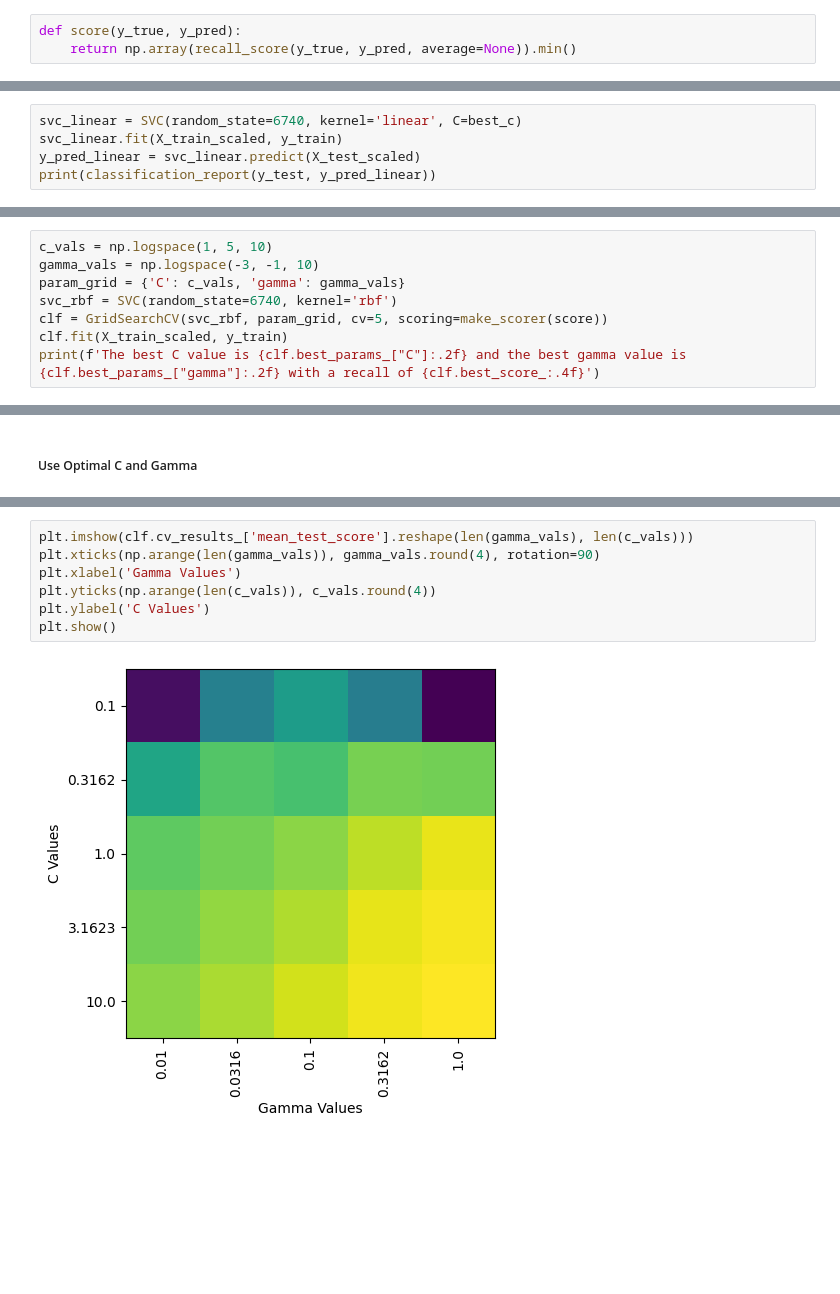
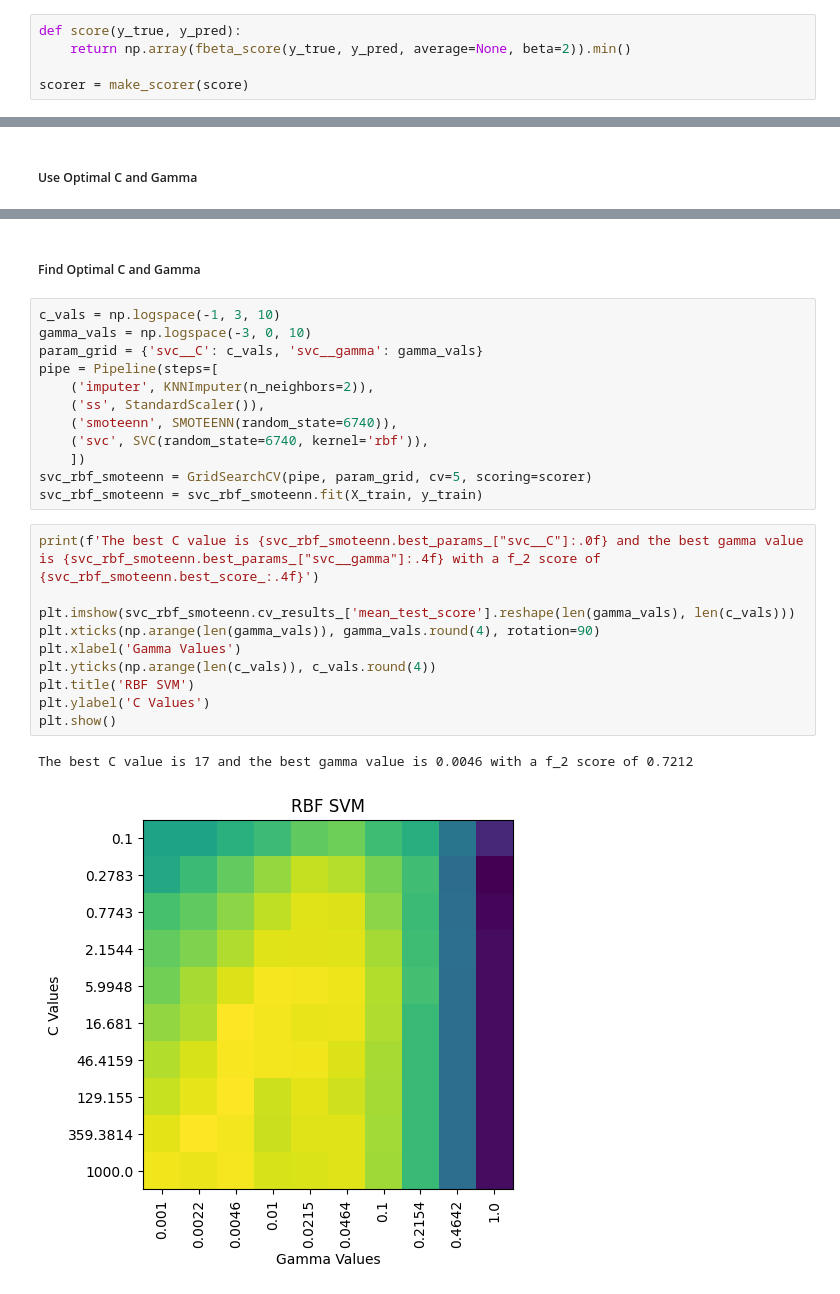
Before and after one commit to bdaniels8135/thyroid-disease-project, a Jupyter notebook: svm.ipynb, the cells around one changed output, grey strips where cells are left out. Saved outputs shown, nothing was run; the diff lists cells and outputs as text; blank space fills up the shorter version.

```diff
--- a/svm.ipynb
+++ b/svm.ipynb
@@ -32,3 +38,5 @@ X_test_scaled = ss.transform(X_test)
 # %%
 def score(y_true, y_pred):
-    return np.array(recall_score(y_true, y_pred, average=None)).min()
+    return np.array(fbeta_score(y_true, y_pred, average=None, beta=2)).min()
+
+scorer = make_scorer(score)
@@ -62,7 +72,2 @@ plt.show()
 # %% [markdown]
 ##### Use Optimal C
-# %%
-svc_linear = SVC(random_state=6740, kernel='linear', C=best_c)
-svc_linear.fit(X_train_scaled, y_train)
-y_pred_linear = svc_linear.predict(X_test_scaled)
-print(classification_report(y_test, y_pred_linear))
@@ -81,10 +88,2 @@ weighted avg       0.94      0.95      0.94      1834
 # %% [markdown]
 ##### Find Optimal C and Gamma
-# %%
-c_vals = np.logspace(1, 5, 10)
-gamma_vals = np.logspace(-3, -1, 10)
-param_grid = {'C': c_vals, 'gamma': gamma_vals}
-svc_rbf = SVC(random_state=6740, kernel='rbf')
-clf = GridSearchCV(svc_rbf, param_grid, cv=5, scoring=make_scorer(score))
-clf.fit(X_train_scaled, y_train)
-print(f'The best C value is {clf.best_params_["C"]:.2f} and the best gamma value is {clf.best_params_["gamma"]:.2f} with a recall of {clf.best_score_:.4f}')
@@ -260,9 +257,27 @@ The best C value is 10.00 and the best gamma value is 1.00 with a recall of 0.98
+# %% [markdown]
+##### Find Optimal C and Gamma
+# %%
+c_vals = np.logspace(-1, 3, 10)
+gamma_vals = np.logspace(-3, 0, 10)
+param_grid = {'svc__C': c_vals, 'svc__gamma': gamma_vals}
+pipe = Pipeline(steps=[
+    ('imputer', KNNImputer(n_neighbors=2)),
+    ('ss', StandardScaler()),
+    ('smoteenn', SMOTEENN(random_state=6740)),
+    ('svc', SVC(random_state=6740, kernel='rbf')),
+    ])
+svc_rbf_smoteenn = GridSearchCV(pipe, param_grid, cv=5, scoring=scorer)
+svc_rbf_smoteenn = svc_rbf_smoteenn.fit(X_train, y_train)
 # %%
-plt.imshow(clf.cv_results_['mean_test_score'].reshape(len(gamma_vals), len(c_vals)))
+print(f'The best C value is {svc_rbf_smoteenn.best_params_["svc__C"]:.0f} and the best gamma value is {svc_rbf_smoteenn.best_params_["svc__gamma"]:.4f} with a f_2 score of {svc_rbf_smoteenn.best_score_:.4f}')
+
+plt.imshow(svc_rbf_smoteenn.cv_results_['mean_test_score'].reshape(len(gamma_vals), len(c_vals)))
 plt.xticks(np.arange(len(gamma_vals)), gamma_vals.round(4), rotation=90)
 plt.xlabel('Gamma Values')
 plt.yticks(np.arange(len(c_vals)), c_vals.round(4))
+plt.title('RBF SVM')
 plt.ylabel('C Values')
 plt.show()
 # %% [output]
+The best C value is 17 and the best gamma value is 0.0046 with a f_2 score of 0.7212
-[figure, old version]
+[figure, new version]
```
Also changed, not shown: parts of 56 cells of this notebook.
